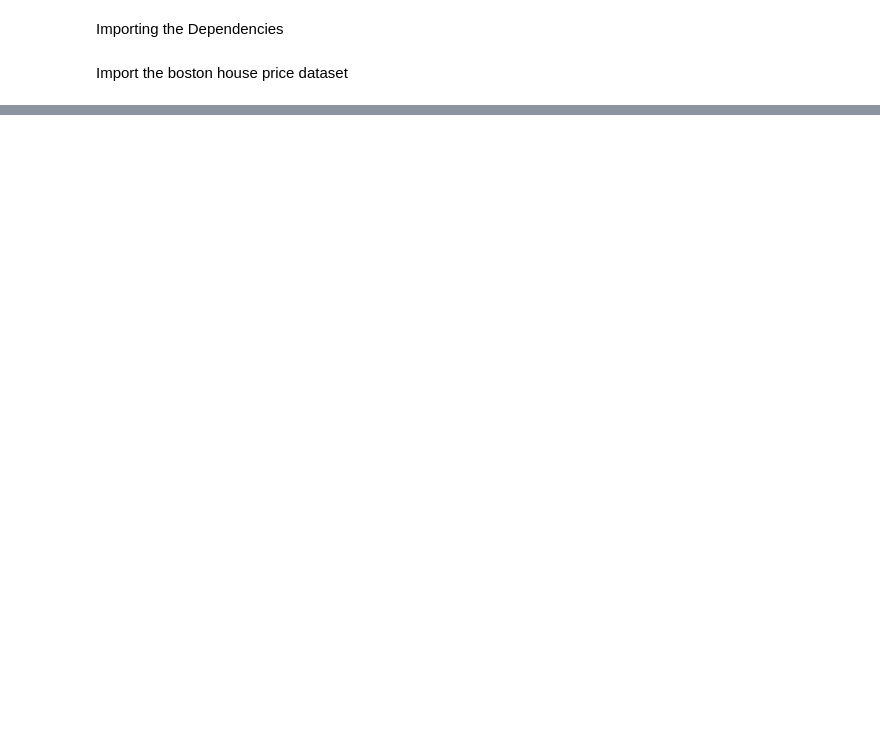
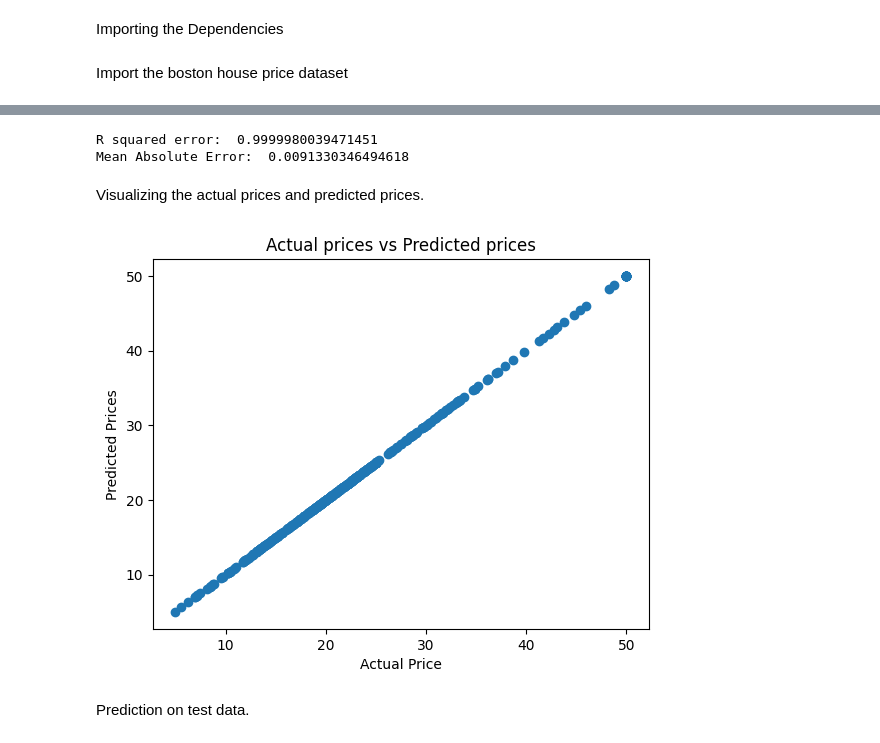
Before and after one commit to Anand-krish-0/q_l_project, a Jupyter notebook: machine_learning/ML_3_house_price_prediction.ipynb, the cells around one changed output, grey strips where cells are left out. Saved outputs shown, nothing was run; the diff lists cells and outputs as text; code cells hidden in the pictures; blank space fills up the shorter version.

```diff
--- a/machine_learning/ML_3_house_price_prediction.ipynb
+++ b/machine_learning/ML_3_house_price_prediction.ipynb
@@ -20,0 +111,2 @@ The Boston housing prices dataset has an ethical problem: as
+# %%
+x_train, x_test, y_train, y_test = train_test_split(x, y, test_size=0.2, random_state=2)
@@ -20,0 +121,6 @@ The Boston housing prices dataset has an ethical problem: as
+# %%
+# Loading the model.
+model = XGBRegressor()
+# %%
+# Training the model with the x_train
+model.fit(x_train, y_train)
@@ -20,0 +143,4 @@ The Boston housing prices dataset has an ethical problem: as
+# %%
+# Accuray prediction on training data.
+training_data_prediction = model.predict(x_train)
+training_data_prediction
@@ -20,0 +165,23 @@ The Boston housing prices dataset has an ethical problem: as
+# %%
+# R squared error
+score_1 = metrics.r2_score(y_train, training_data_prediction)
+
+# Mean Absolute Error.
+score_2 = metrics.mean_absolute_error(y_train, training_data_prediction)
+print("R squared error: ", score_1)
+print("Mean Absolute Error: ", score_2)
+# %% [output]
+R squared error:  0.9999980039471451
+Mean Absolute Error:  0.0091330346494618
+# %% [markdown]
+Visualizing the actual prices and predicted prices.
+# %%
+plt.scatter(y_train, training_data_prediction)
+plt.xlabel("Actual Price")
+plt.ylabel("Predicted Prices")
+plt.title("Actual prices vs Predicted prices")
+plt.show()
+# %% [output]
+[figure, added]
+# %% [markdown]
+Prediction on test data.
```
Also changed, not shown: parts of 25 cells of this notebook.
